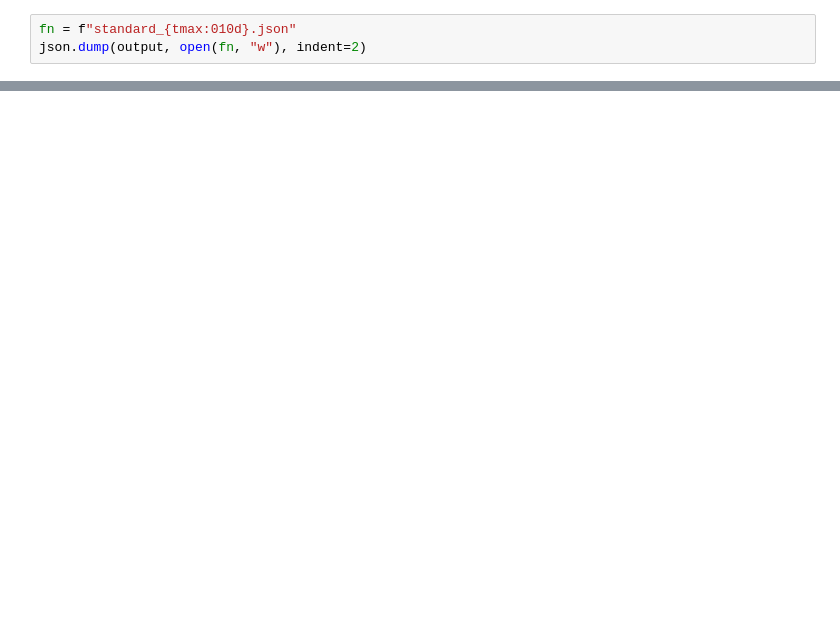
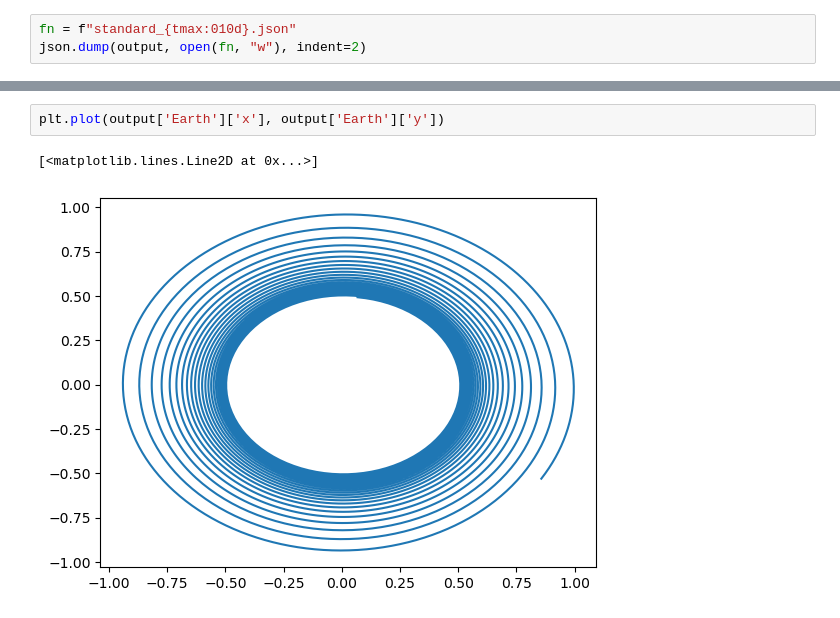
Before and after one commit to data-exp-lab/orbit-experiments, a Jupyter notebook: explore_solar_mass_change.ipynb, the cells around one changed output, grey strips where cells are left out. Cells and saved outputs as stored; diff of their text form; blank space fills up the shorter version.

```diff
--- a/explore_solar_mass_change.ipynb
+++ b/explore_solar_mass_change.ipynb
@@ -37,0 +56,5 @@ json.dump(output, open(fn, "w"), indent=2)
+# %%
+plt.plot(output['Earth']['x'], output['Earth']['y'])
+# %% [output]
+[<matplotlib.lines.Line2D at 0x...>]
+[figure, added]
```
Also changed, not shown: parts of 6 cells of this notebook.
